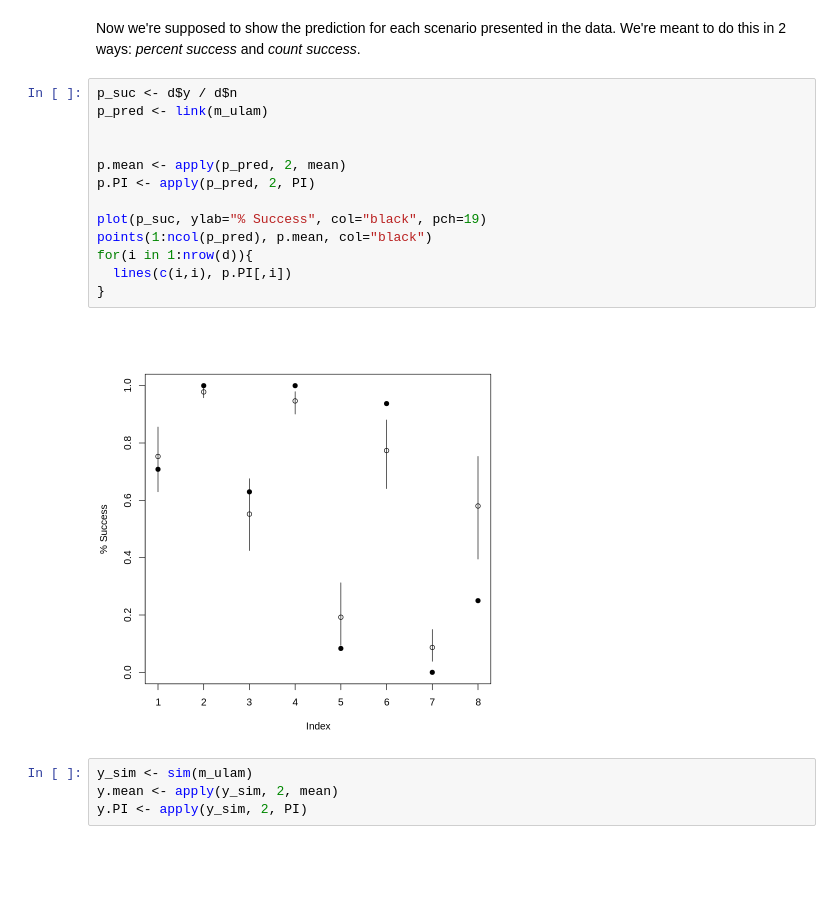
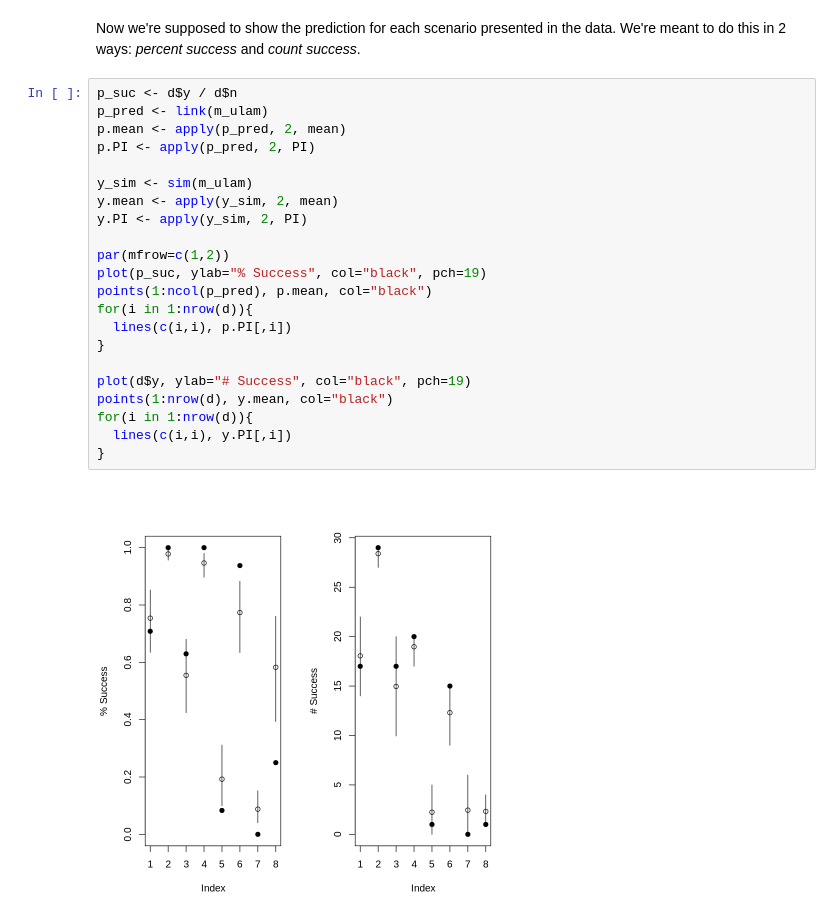
Before and after one commit to nicklausmillican/StatisticalRethinkingIISolutions, a Jupyter notebook: StatisticalRethinkingSolutions2_Ch11.ipynb, the cells around one changed output. Cells and saved outputs as stored; diff of their text form; blank space fills up the shorter version.

```diff
--- a/StatisticalRethinkingSolutions2_Ch11.ipynb
+++ b/StatisticalRethinkingSolutions2_Ch11.ipynb
@@ -919,19 +931,24 @@ Now we're supposed to show the prediction for each scenario presented in the dat
 # %%
 p_suc <- d$y / d$n
 p_pred <- link(m_ulam)
-
-
 p.mean <- apply(p_pred, 2, mean)
 p.PI <- apply(p_pred, 2, PI)
 
+y_sim <- sim(m_ulam)
+y.mean <- apply(y_sim, 2, mean)
+y.PI <- apply(y_sim, 2, PI)
+
+par(mfrow=c(1,2))
 plot(p_suc, ylab="% Success", col="black", pch=19)
 points(1:ncol(p_pred), p.mean, col="black")
 for(i in 1:nrow(d)){
   lines(c(i,i), p.PI[,i])
 }
+
+plot(d$y, ylab="# Success", col="black", pch=19)
+points(1:nrow(d), y.mean, col="black")
+for(i in 1:nrow(d)){
+  lines(c(i,i), y.PI[,i])
+}
 # %% [output]
-[figure, old version]
+[figure, new version]
-# %%
-y_sim <- sim(m_ulam)
-y.mean <- apply(y_sim, 2, mean)
-y.PI <- apply(y_sim, 2, PI)
```
Also changed, not shown: parts of 15 cells of this notebook.
